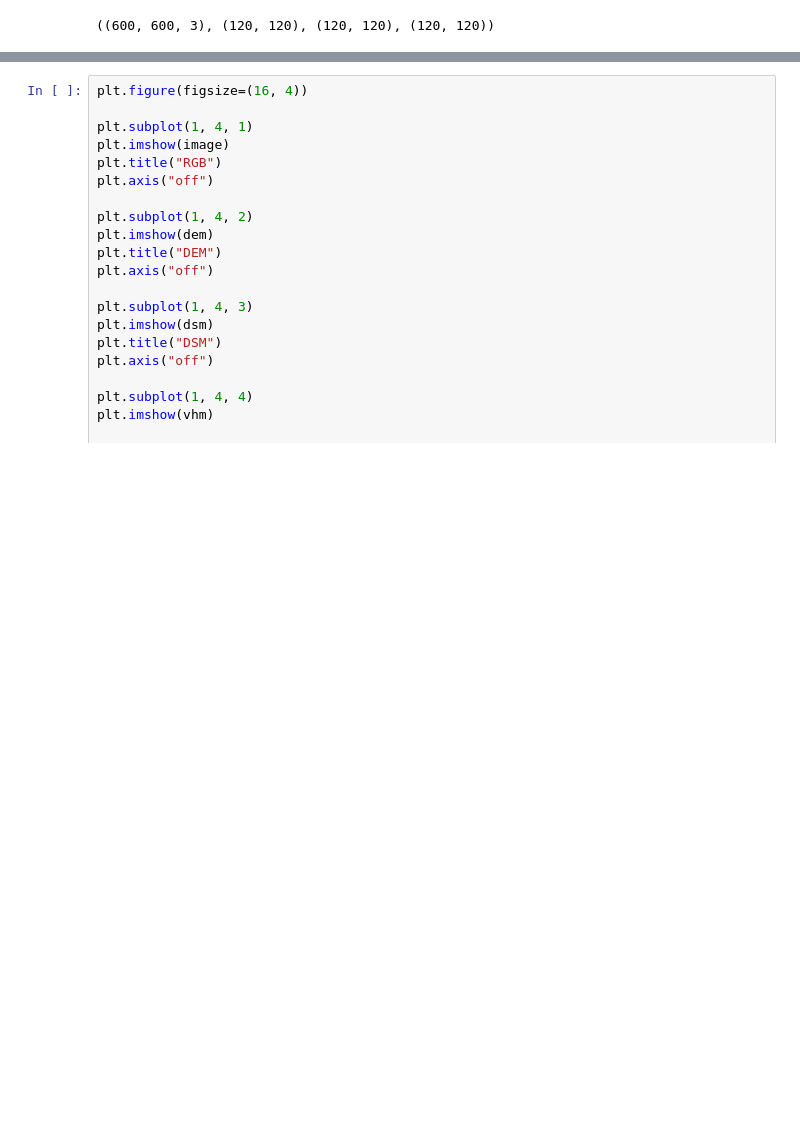
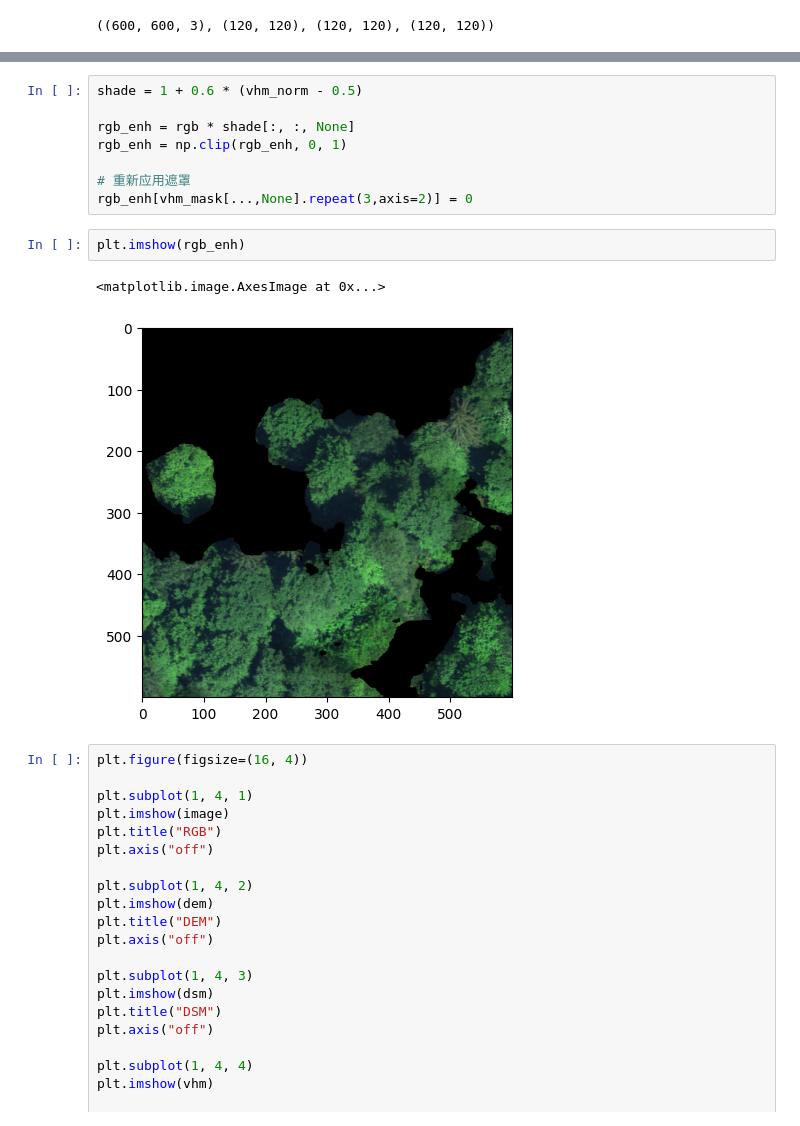
Before and after one commit to yixin-zhou/Tree_Species_Identification, a Jupyter notebook: label_distribution.ipynb, the cells around one changed output, grey strips where cells are left out. Cells and saved outputs as stored; diff of their text form; blank space fills up the shorter version.

```diff
--- a/label_distribution.ipynb
+++ b/label_distribution.ipynb
@@ -96,3 +215,16 @@ vhm_norm = (vhm - vhm.min()) / (vhm.max() - vhm.min() + 1e-8)
+# %%
+shade = 1 + 0.6 * (vhm_norm - 0.5)
+
+rgb_enh = rgb * shade[:, :, None]
+rgb_enh = np.clip(rgb_enh, 0, 1)
+
+# 重新应用遮罩
+rgb_enh[vhm_mask[...,None].repeat(3,axis=2)] = 0
+# %%
+plt.imshow(rgb_enh)
+# %% [output]
+<matplotlib.image.AxesImage at 0x...>
+[figure, added]
 # %%
 plt.figure(figsize=(16, 4))
 
```
Also changed, not shown: parts of 10 cells of this notebook, 3 other files.
